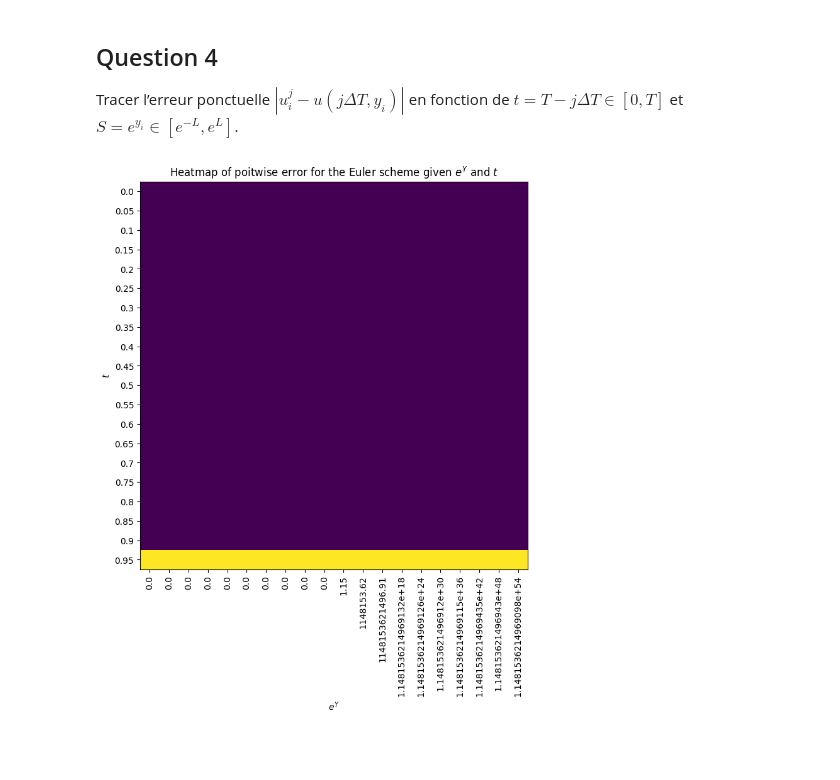
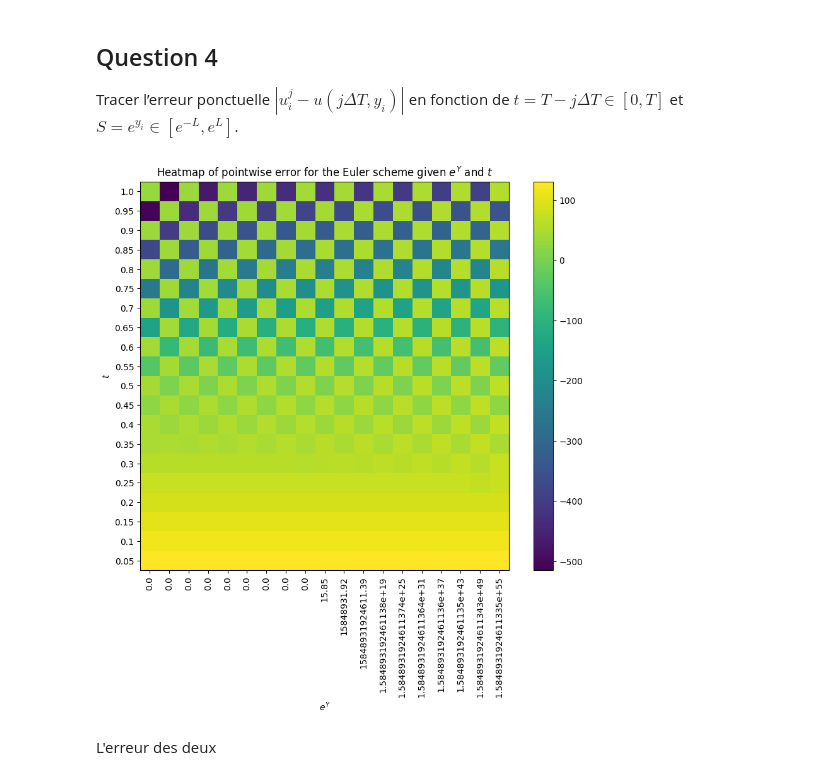
Before and after one commit to kerrianlc/stochastic-proc-fin, a Jupyter notebook: MSF-QIV-LC-M.ipynb, the cells around one changed output. Cells and saved outputs as stored; diff of their text form; code cells hidden in the pictures; blank space fills up the shorter version.

```diff
--- a/MSF-QIV-LC-M.ipynb
+++ b/MSF-QIV-LC-M.ipynb
@@ -208,29 +210,24 @@ plt.show()
 # %% [output]
 [figure]
 # %%
-for i, error in enumerate(errors):
-    if error - errors[-1] <= 0.1 * errors[0] - errors[-1]:
-        M_max = M_range[i]
-        i_max = i
-        break
+M_max = M_range[np.argmax(errors - errors[-1] <= 0.1 * (errors[0] - errors[-1]))]
+i_max = np.argmax(errors - errors[-1] <= 0.1 * (errors[0] - errors[-1]))
 
-i_min = 0
-coeffs = np.polyfit(
-    np.log(M_range[i_min:i_max]), np.log(errors[i_min:i_max] - errors[-1]), 1
-)
+errors = errors[:i_max] - errors[-1]
 
+M_range = M_range[:i_max]
+coeffs = np.polyfit(np.log(M_range), np.log(errors), 1)
+
+plt.plot(M_range, errors, "-", label="Empirical error")
 plt.plot(
-    M_range[i_min:i_max], errors[i_min:i_max] - errors[-1], "-", label="Empirical error"
-)
-plt.plot(
-    M_range[i_min:i_max],
-    np.exp(coeffs[1]) * M_range[i_min:i_max] ** coeffs[0],
+    M_range,
+    np.exp(coeffs[1]) * M_range ** coeffs[0],
     "r:",
     label=f"fitted order {-coeffs[0]:.2f}",
 )
 
 
-plt.title("$N_\infty$ Error vs. Space step N (in log-log scale)")
+plt.title("$N_\infty$ Error vs. Time step M (in log-log scale)")
 plt.xlabel("Time step M")
 plt.ylabel("$N_\infty$ Error")
 
@@ -278,20 +275,27 @@ def pointwise_error(N, M):
         ]
     ).reshape(N - 1, M)
     return (
-       np.abs(Uij[:: N // 20, :: M // 20] - Ubs[:: N // 20, :: M // 20]),
+        np.log(
+            np.abs(
+                Uij[1 :: N // 20, :: M // 20] - Ubs[1 :: N // 20, :: M // 20]
+            )
+        ),
         y[:: N // 20],
-        np.arange(0, T, T / 20),
+        np.arange(T, 0, -T / 20),
     )
 # %%
 errors, x_range, T_range = pointwise_error(N, M)
 plt.figure(figsize=(10, 8))
 
-plt.imshow(errors, cmap="viridis")
-plt.xticks(ticks=np.arange(len(x_range)), labels=np.round(np.exp(x_range), 2), rotation=90)
+plt.imshow(errors[:,1:], cmap="viridis")
+plt.colorbar()
+plt.xticks(ticks=np.arange(len(x_range) - 1), labels=np.round(np.exp(x_range[1:]), 2), rotation=90)
 plt.yticks(ticks=np.arange(len(T_range)), labels=np.round(T_range, 2))
-plt.title("Heatmap of poitwise error for the Euler scheme given $e^Y$ and $t$")
+plt.title("Heatmap of pointwise error for the Euler scheme given $e^Y$ and $t$")
 plt.xlabel("$e^Y$")
 plt.ylabel("$t$")
 plt.show()
 # %% [output]
-[figure, old version]
+[figure, new version]
+# %% [markdown]
+L'erreur des deux
```
Also changed, not shown: parts of 8 cells of this notebook.
